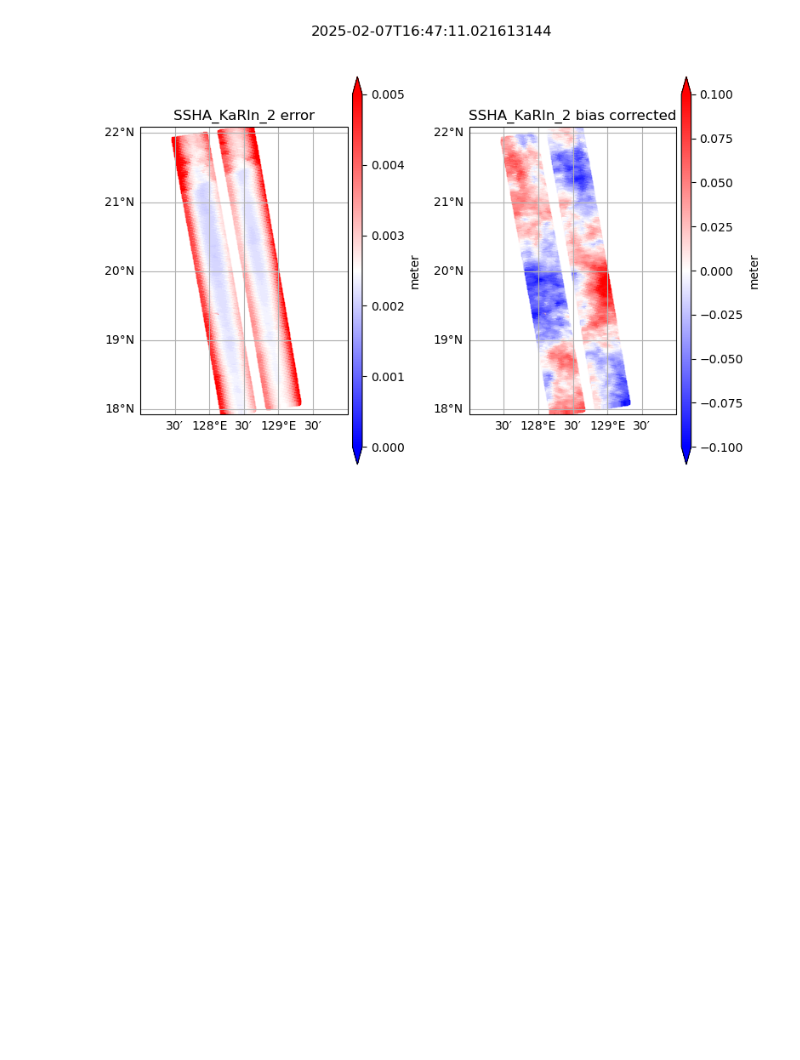
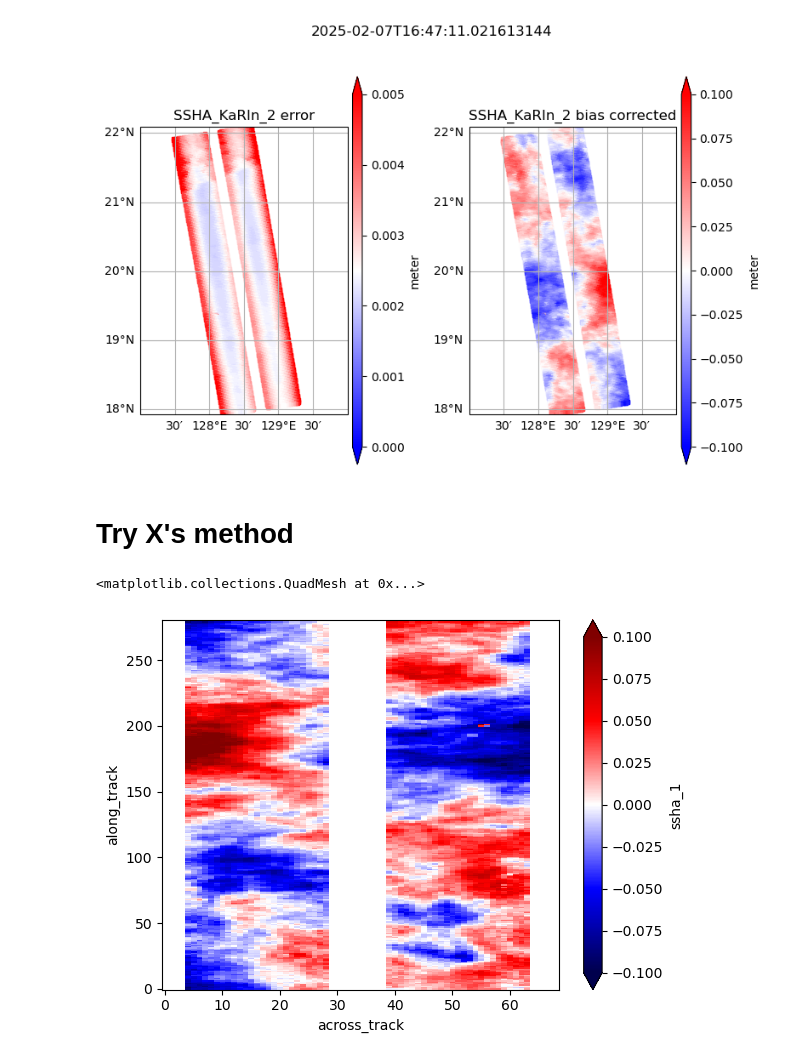
Before and after one commit to AI-for-Ocean-Science/remote_sensing, a Jupyter notebook: nb/PODAAC/SWOT_downloads.ipynb, the cells around one changed output. Saved outputs shown, nothing was run; the diff lists cells and outputs as text; code cells hidden in the pictures; blank space fills up the shorter version.

```diff
--- a/nb/PODAAC/SWOT_downloads.ipynb
+++ b/nb/PODAAC/SWOT_downloads.ipynb
@@ -263,3 +265,13 @@ Data variables: (12/98)
 load_and_plot_ssha_data(data, xlim=(127,130))
 # %% [output]
 [figure]
+# %% [markdown]
+# Try X's method
+# %%
+reload(swot_ssh_utils)
+ds2 = swot_ssh_utils.process_ds(ds, lat_lim=lat_lim)
+# %%
+ds2.ssha_1.plot(vmin=-0.1, vmax=0.1, cmap='seismic')
+# %% [output]
+<matplotlib.collections.QuadMesh at 0x...>
+[figure, added]
```
Also changed, not shown: parts of 2 cells of this notebook, 2 other files.
